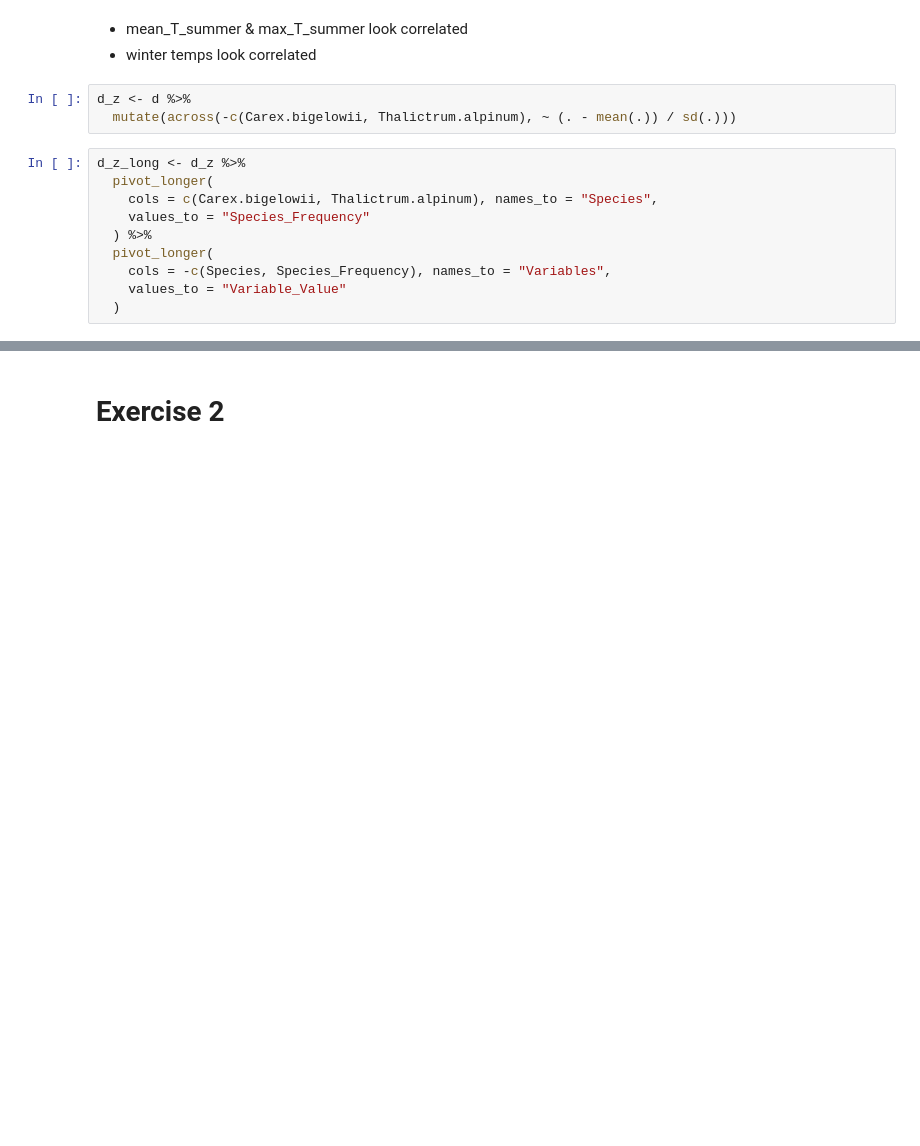
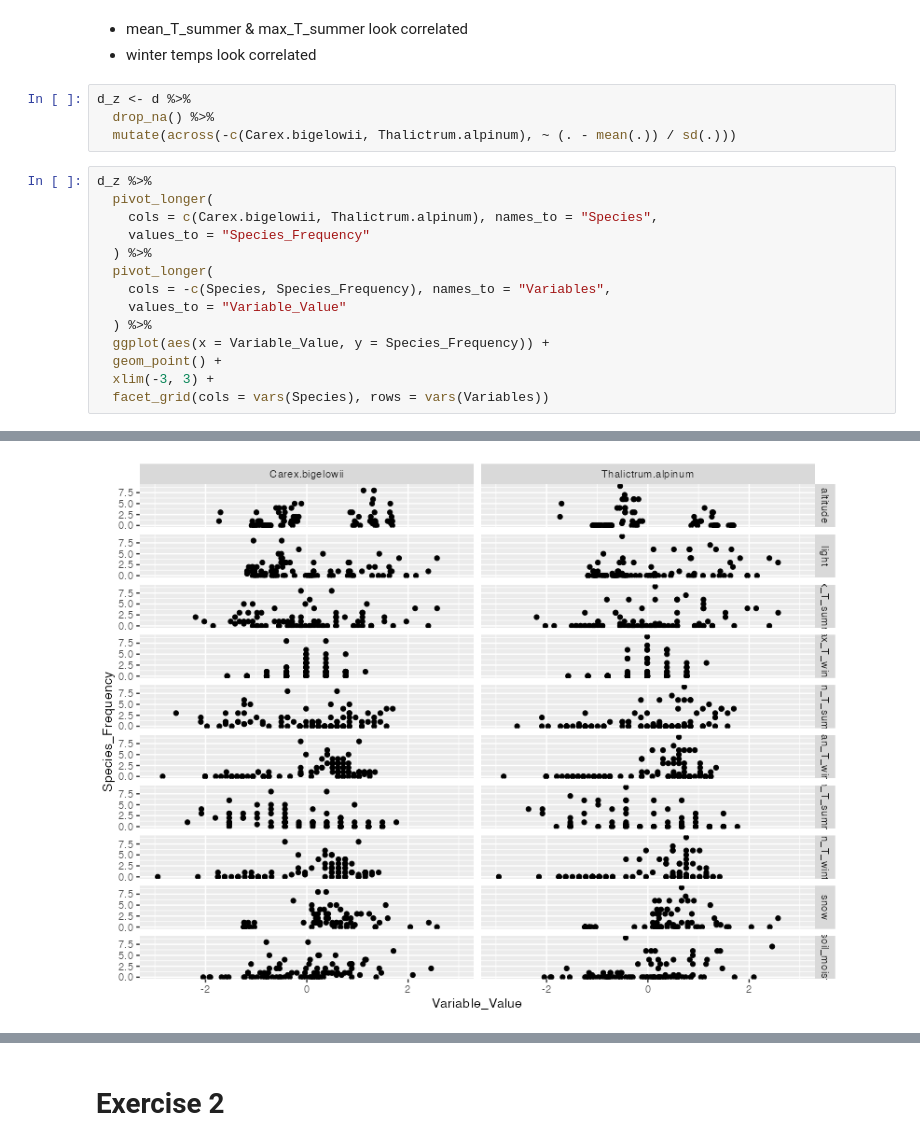
Before and after one commit to otodreas/BIOS15-Coursework, a Jupyter notebook: Exercises/Exercise-4/Exercise-4.ipynb, the cells around one changed output, grey strips where cells are left out. Drawn from its saved outputs; the diff is of its cells as text; blank space fills up the shorter version.

```diff
--- a/Exercises/Exercise-4/Exercise-4.ipynb
+++ b/Exercises/Exercise-4/Exercise-4.ipynb
@@ -270,9 +269,10 @@ names(d)
 - winter temps look correlated
 # %%
 d_z <- d %>%
+  drop_na() %>%
   mutate(across(-c(Carex.bigelowii, Thalictrum.alpinum), ~ (. - mean(.)) / sd(.)))
 # %%
-d_z_long <- d_z %>%
+d_z %>%
   pivot_longer(
     cols = c(Carex.bigelowii, Thalictrum.alpinum), names_to = "Species",
     values_to = "Species_Frequency"
@@ -280,4 +280,9 @@ d_z_long <- d_z %>%
   pivot_longer(
     cols = -c(Species, Species_Frequency), names_to = "Variables",
     values_to = "Variable_Value"
-  )
+  ) %>%
+  ggplot(aes(x = Variable_Value, y = Species_Frequency)) +
+  geom_point() +
+  xlim(-3, 3) +
+  facet_grid(cols = vars(Species), rows = vars(Variables))
+# %% [output]
@@ -283,0 +291 @@ d_z_long <- d_z %>%
+[figure, added]
```
Also changed, not shown: parts of 3 cells of this notebook.
